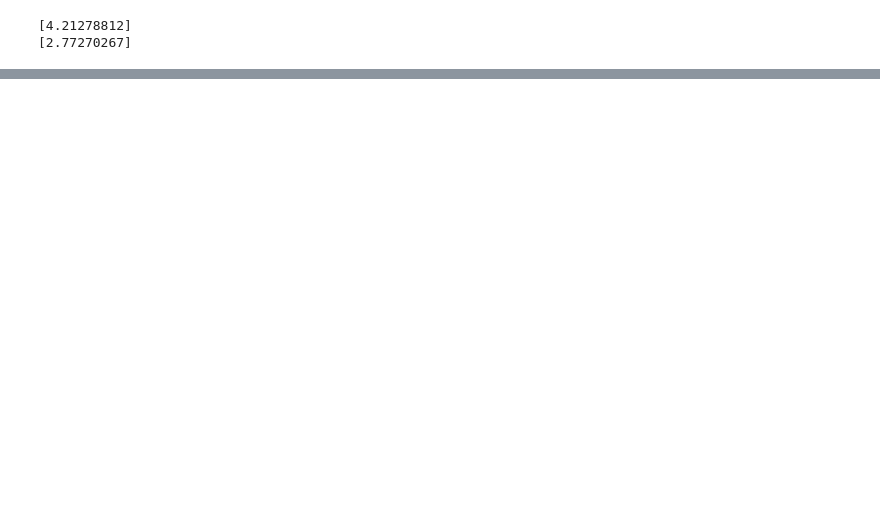
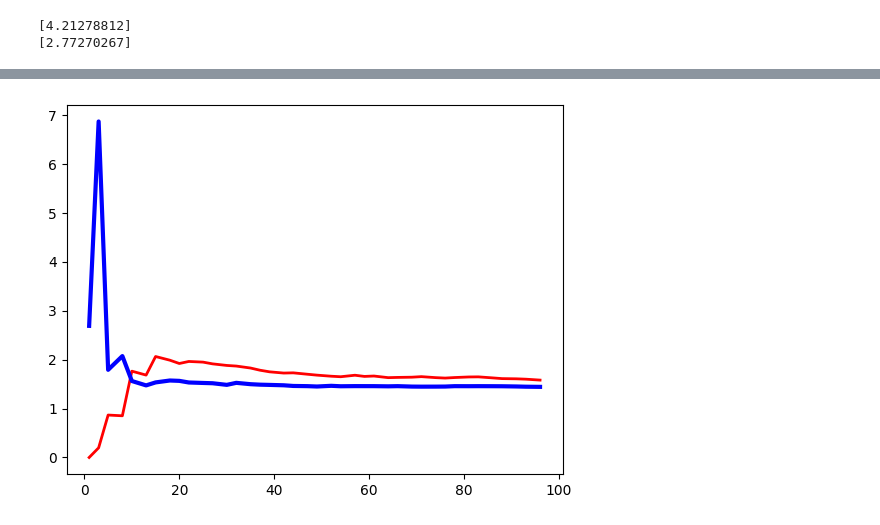
Before and after one commit to tomaszkrzeminski21081985/MLPlayGroundProject, a Jupyter notebook: MLPlayGround/TrainingApplication/Projects/Logistic_Linear_SoftMax/Linear.ipynb, the cells around one changed output, grey strips where cells are left out. Saved outputs shown, nothing was run; the diff lists cells and outputs as text; code cells hidden in the pictures; blank space fills up the shorter version.

```diff
--- a/MLPlayGround/TrainingApplication/Projects/Logistic_Linear_SoftMax/Linear.ipynb
+++ b/MLPlayGround/TrainingApplication/Projects/Logistic_Linear_SoftMax/Linear.ipynb
@@ -77,3 +78,17 @@ TypeError: LinearRegression.__init__() got an unexpected keyword argument 'solve
 # Unikaj, gdy:
 # Masz bardzo duży rozmiar zestawu danych (SVD może być wolny).
 # Nie masz problemu z wielokolliniarnością w danych (SVD może być mniej dokładny niż OLS).
+# %%
+# krzywe uczenia
+X = 6 * np.random.rand(m, 1) - 3
+y = 0.5 * X ** 2 + X + 2 + np.random.randn(m, 1)
+train_sizes, training_scores, valid_scores = learning_curve(LinearRegression(), X, y, cv=30, train_sizes=np.linspace(0.01, 1.0, 40), scoring="neg_root_mean_squared_error")
+
+train_errors = -training_scores.mean(axis=1)
+valid_errors = -valid_scores.mean(axis=1)
+
+plt.plot(train_sizes, train_errors, "r-", linewidth=2, label="Zbiór uczący")
+plt.plot(train_sizes, valid_errors, "b-", linewidth=3, label="Zbiór walidacyjny")
+plt.show()
+# %% [output]
+[figure, added]
```
Also changed, not shown: parts of 3 cells of this notebook, 9 other files.
